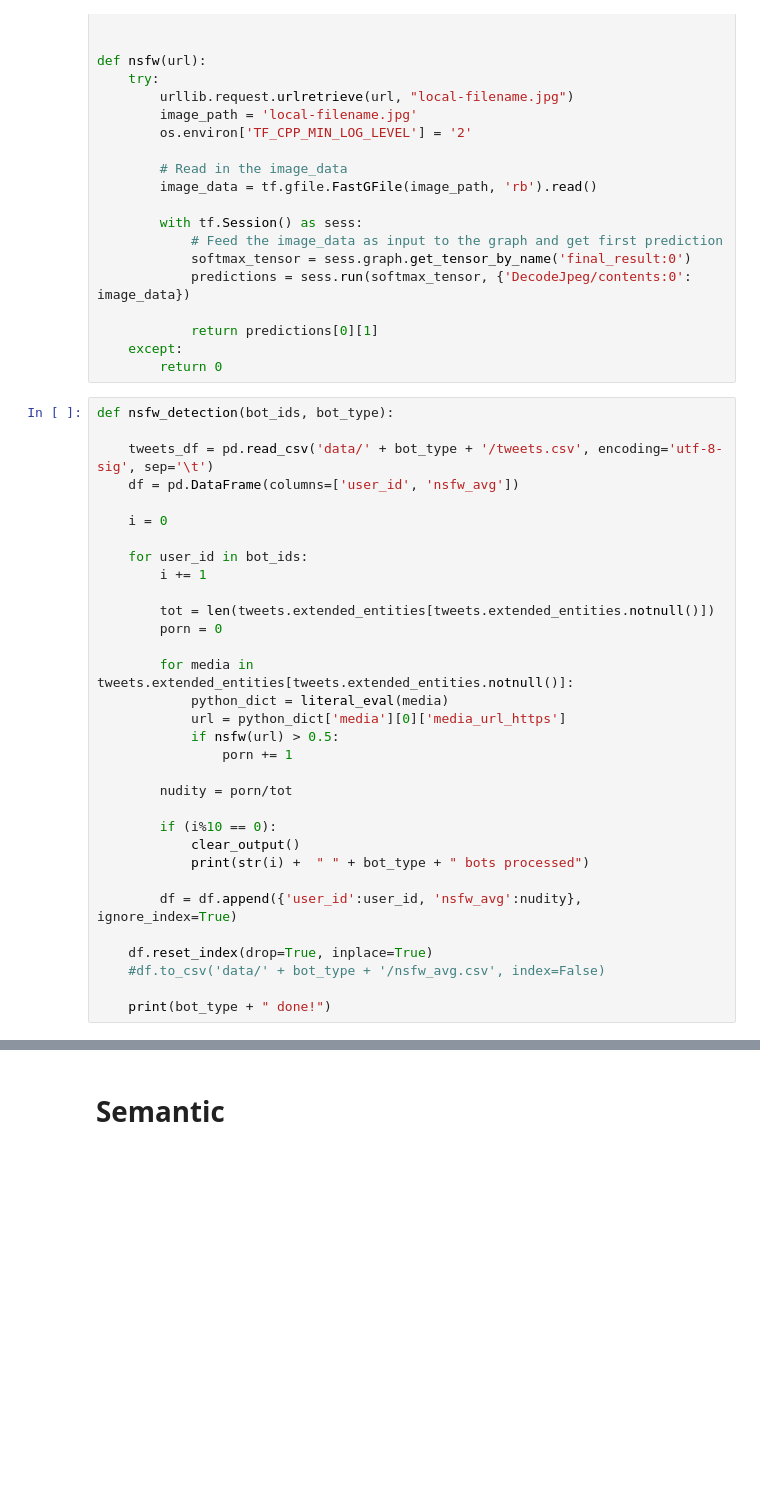
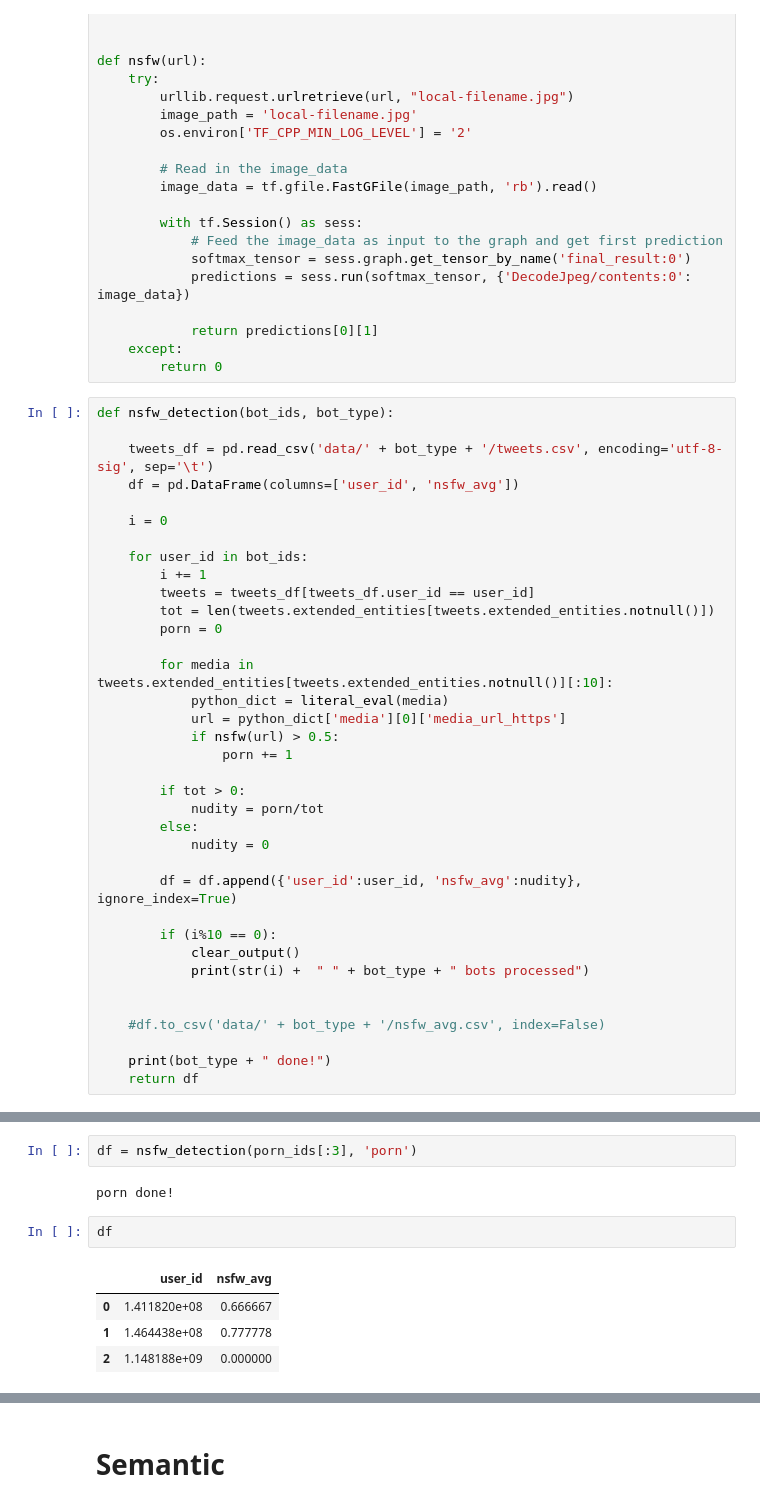
Before and after one commit to dippi8/SocialBotIdentification, a Jupyter notebook: Code/classification/03-tweet_features.ipynb, the cells around one changed output, grey strips where cells are left out. Drawn from its saved outputs; the diff is of its cells as text; blank space fills up the shorter version.

```diff
--- a/Code/classification/03-tweet_features.ipynb
+++ b/Code/classification/03-tweet_features.ipynb
@@ -539,25 +539,29 @@ def nsfw_detection(bot_ids, bot_type):
 
     for user_id in bot_ids:
         i += 1
-
+        tweets = tweets_df[tweets_df.user_id == user_id]
         tot = len(tweets.extended_entities[tweets.extended_entities.notnull()])
         porn = 0
 
-        for media in tweets.extended_entities[tweets.extended_entities.notnull()]:
+        for media in tweets.extended_entities[tweets.extended_entities.notnull()][:10]:
             python_dict = literal_eval(media)
             url = python_dict['media'][0]['media_url_https']
             if nsfw(url) > 0.5:
                 porn += 1
 
-        nudity = porn/tot
+        if tot > 0:
+            nudity = porn/tot
+        else:
+            nudity = 0
+
+        df = df.append({'user_id':user_id, 'nsfw_avg':nudity}, ignore_index=True)
 
         if (i%10 == 0):
             clear_output()
             print(str(i) +  " " + bot_type + " bots processed")
 
-        df = df.append({'user_id':user_id, 'nsfw_avg':nudity}, ignore_index=True)
 
-    df.reset_index(drop=True, inplace=True)
     #df.to_csv('data/' + bot_type + '/nsfw_avg.csv', index=False)
 
     print(bot_type + " done!")
+    return df
@@ -567,0 +577,11 @@ TypeError: 'numpy.int64' object is not iterable
+# %%
+df = nsfw_detection(porn_ids[:3], 'porn')
+# %% [output]
+porn done!
+# %%
+df
+# %% [output]
+|  | user_id | nsfw_avg |
+| 0 | 1.411820e+08 | 0.666667 |
+| 1 | 1.464438e+08 | 0.777778 |
+| 2 | 1.148188e+09 | 0.000000 |
```
Also changed, not shown: parts of 4 cells of this notebook, 3 other files.
